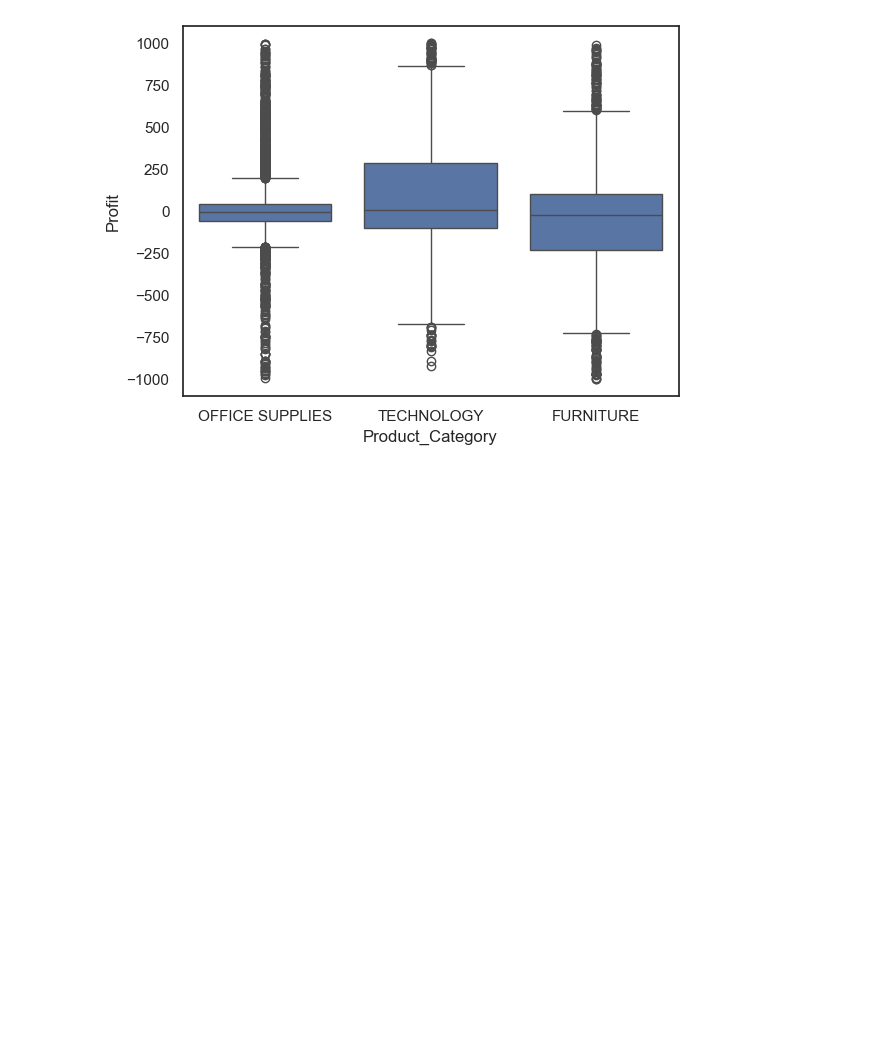
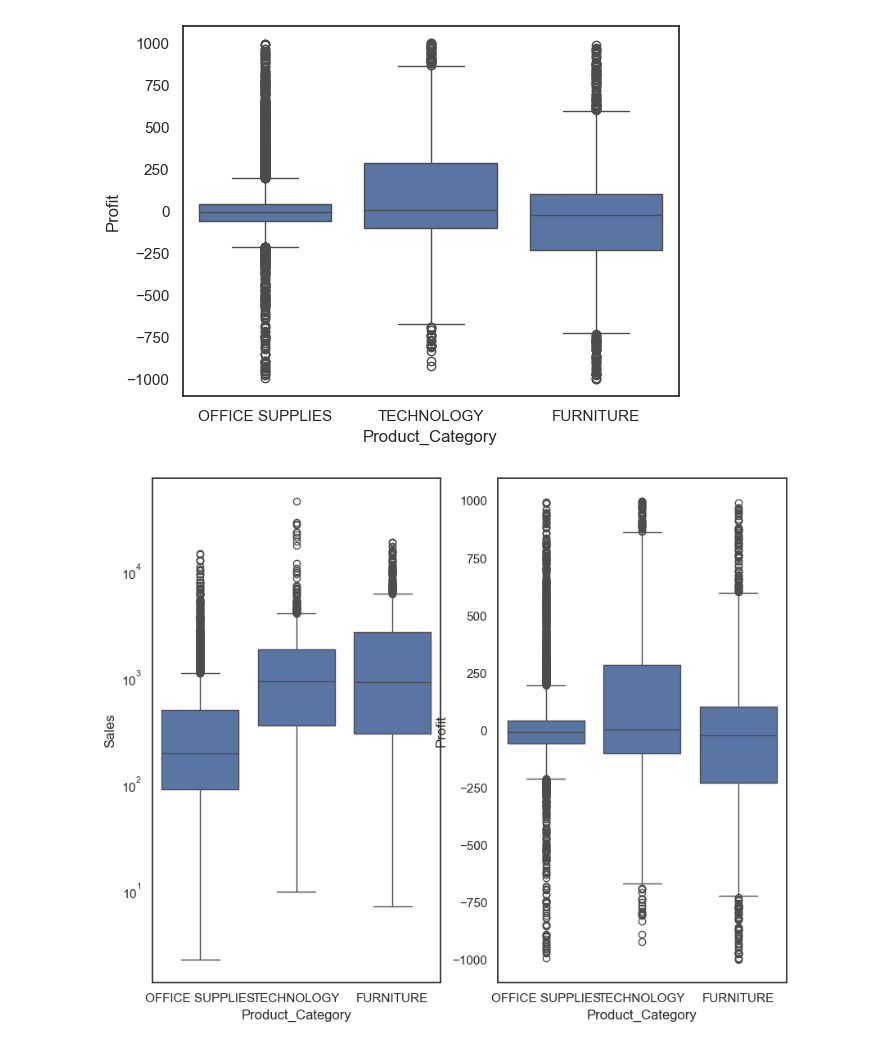
Before and after one commit to HayBeeCoder/ai, a Jupyter notebook: dl-with-real-life-projects-coursera/seaborn_proper.ipynb, the cells around one changed output. Saved outputs shown, nothing was run; the diff lists cells and outputs as text; code cells hidden in the pictures; blank space fills up the shorter version.

Commit message:
compare sales and profit with respect to product categories

```diff
--- a/dl-with-real-life-projects-coursera/seaborn_proper.ipynb
+++ b/dl-with-real-life-projects-coursera/seaborn_proper.ipynb
@@ -107,4 +107,16 @@ plt.show()
 # %% [output]
 [figure]
 # %%
-#
+plt.figure(figsize=(10,8))
+
+plt.subplot(1,2,1)
+sns.boxplot(y='Sales',x='Product_Category', data=df)
+plt.yscale('log')
+# plt.show()
+
+plt.subplot(1,2,2)
+sns.boxplot(y='Profit',x='Product_Category', data=df)
+# plt.yscale('log')
+plt.show()
+# %% [output]
+[figure, added]
```
